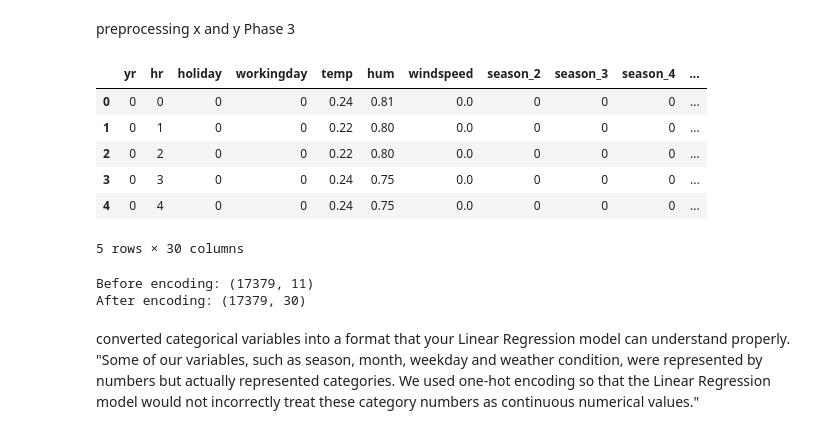
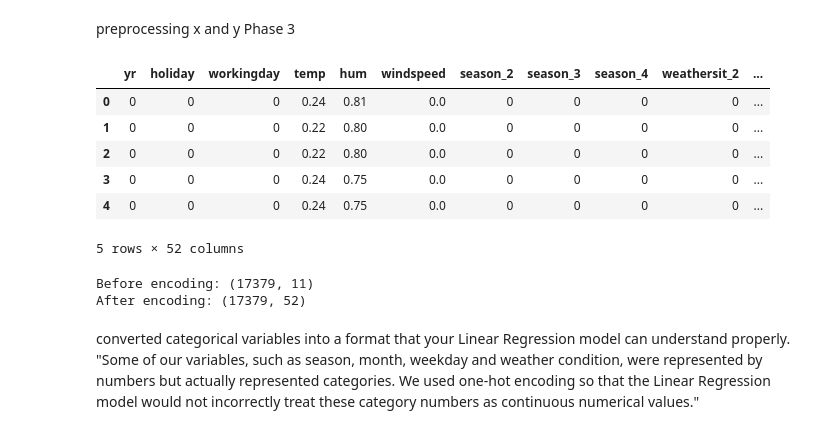
Before and after one commit to Mario03Jeffery/bike_rentals_project, a Jupyter notebook: notebooks/bike_demand_analysis.ipynb, the cells around one changed output. Drawn from its saved outputs; the diff is of its cells as text; code cells hidden in the pictures.

```diff
--- a/notebooks/bike_demand_analysis.ipynb
+++ b/notebooks/bike_demand_analysis.ipynb
@@ -279,29 +279,30 @@ preprocessing x and y   Phase 3
 # %%
 
 categories_features = [
     "season",
     "weathersit",
     "weekday",
-    "mnth"
+    "mnth",
+    "hr"
 ]
 
 x_encoded = pd.get_dummies(x, columns=categories_features, drop_first=True, dtype=int)
 
 x_encoded.head()
 # %% [output]
-|  | yr | hr | holiday | workingday | temp | hum | windspeed | season_2 | season_3 | season_4 | ... |
-| 0 | 0 | 0 | 0 | 0 | 0.24 | 0.81 | 0.0 | 0 | 0 | 0 | ... |
-| 1 | 0 | 1 | 0 | 0 | 0.22 | 0.80 | 0.0 | 0 | 0 | 0 | ... |
-| 2 | 0 | 2 | 0 | 0 | 0.22 | 0.80 | 0.0 | 0 | 0 | 0 | ... |
-| 3 | 0 | 3 | 0 | 0 | 0.24 | 0.75 | 0.0 | 0 | 0 | 0 | ... |
-| 4 | 0 | 4 | 0 | 0 | 0.24 | 0.75 | 0.0 | 0 | 0 | 0 | ... |
+|  | yr | holiday | workingday | temp | hum | windspeed | season_2 | season_3 | season_4 | weathersit_2 | ... |
+| 0 | 0 | 0 | 0 | 0.24 | 0.81 | 0.0 | 0 | 0 | 0 | 0 | ... |
+| 1 | 0 | 0 | 0 | 0.22 | 0.80 | 0.0 | 0 | 0 | 0 | 0 | ... |
+| 2 | 0 | 0 | 0 | 0.22 | 0.80 | 0.0 | 0 | 0 | 0 | 0 | ... |
+| 3 | 0 | 0 | 0 | 0.24 | 0.75 | 0.0 | 0 | 0 | 0 | 0 | ... |
+| 4 | 0 | 0 | 0 | 0.24 | 0.75 | 0.0 | 0 | 0 | 0 | 0 | ... |
-5 rows × 30 columns
+5 rows × 52 columns
 # %%
 print("Before encoding:", x.shape)
 print("After encoding:", x_encoded.shape)
 # %% [output]
 Before encoding: (17379, 11)
-After encoding: (17379, 30)
+After encoding: (17379, 52)
 # %% [markdown]
 converted categorical variables into a format that your Linear Regression model can understand properly.
 "Some of our variables, such as season, month, weekday and weather condition, were represented by numbers but actually represented categories. We used one-hot encoding so that the Linear Regression model would not incorrectly treat these category numbers as continuous numerical values."
```
Also changed, not shown: parts of 47 cells of this notebook.
